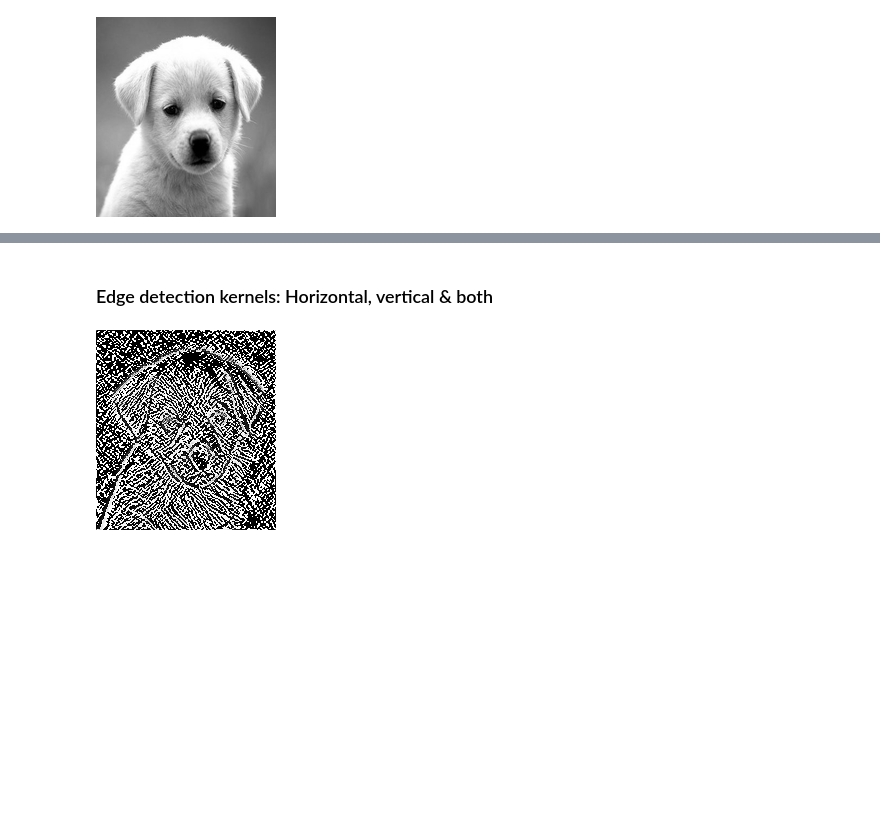
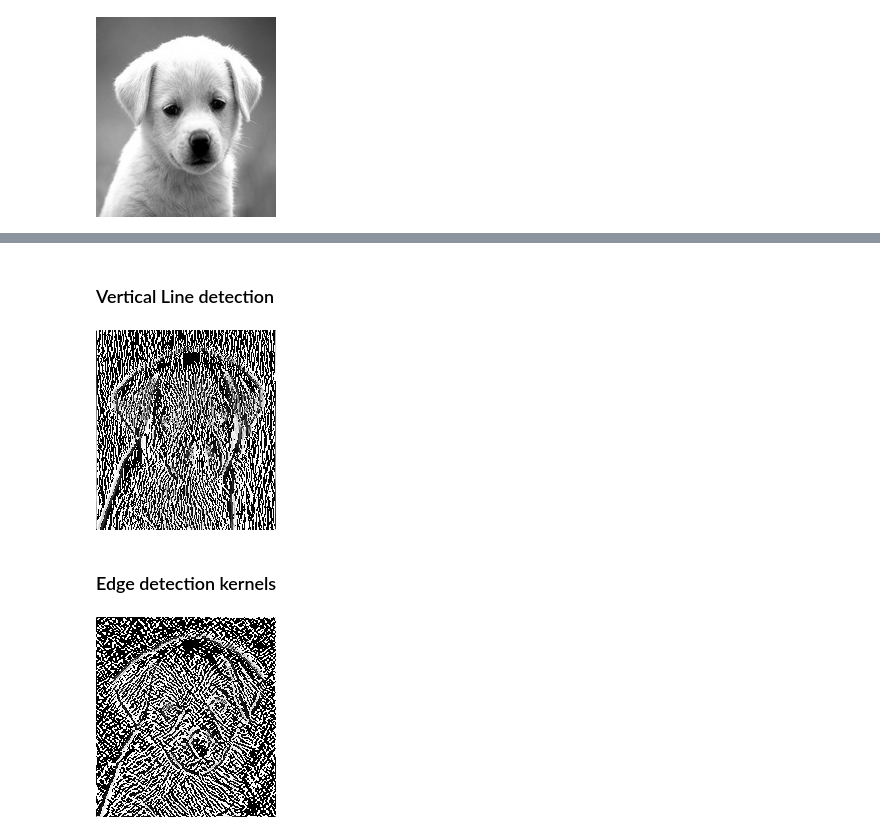
Before and after one commit to Sangarshanan/implementing-basic-concepts-and-algorithms, a Jupyter notebook: Convolutions/Convolution.ipynb, the cells around one changed output, grey strips where cells are left out. Drawn from its saved outputs; the diff is of its cells as text; code cells hidden in the pictures; blank space fills up the shorter version.

```diff
--- a/Convolutions/Convolution.ipynb
+++ b/Convolutions/Convolution.ipynb
@@ -75,5 +83,13 @@ Image.fromarray(i.astype('uint8'))
+# %% [markdown]
+### Vertical Line detection
+# %%
+kernel = np.array([[-1,2,-1],[-1,2,-1],[-1,2,-1]])
+i = convolve2d(gr,kernel)
+Image.fromarray(i.astype('uint8'))
+# %% [output]
+[figure, added]
 # %% [markdown]
-### Edge detection kernels: Horizontal, vertical & both
+### Edge detection kernels
 # %%
 kernel = np.array([[1,0,-1],[0,0,0],[-1,0,1]])
 i = convolve2d(gr,kernel)
```
Also changed, not shown: parts of 2 cells of this notebook.
